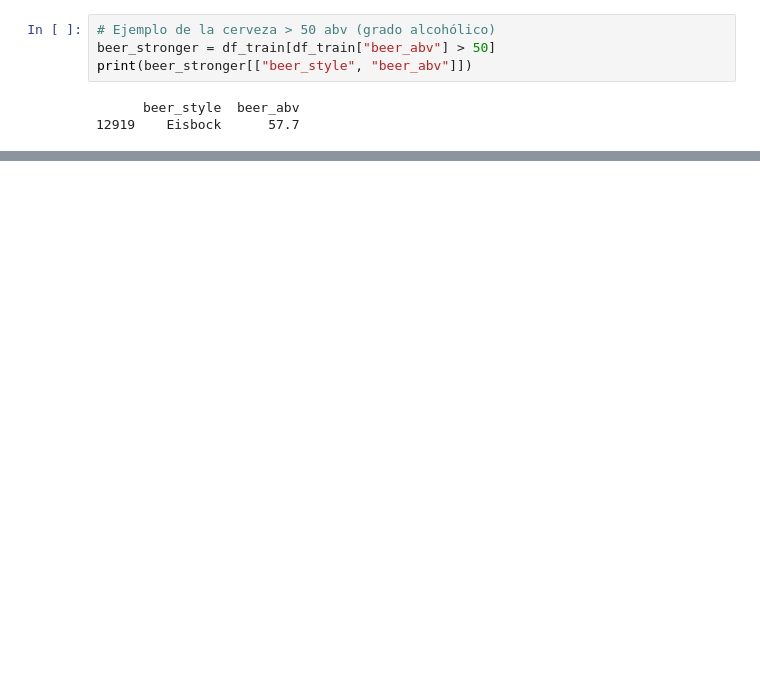
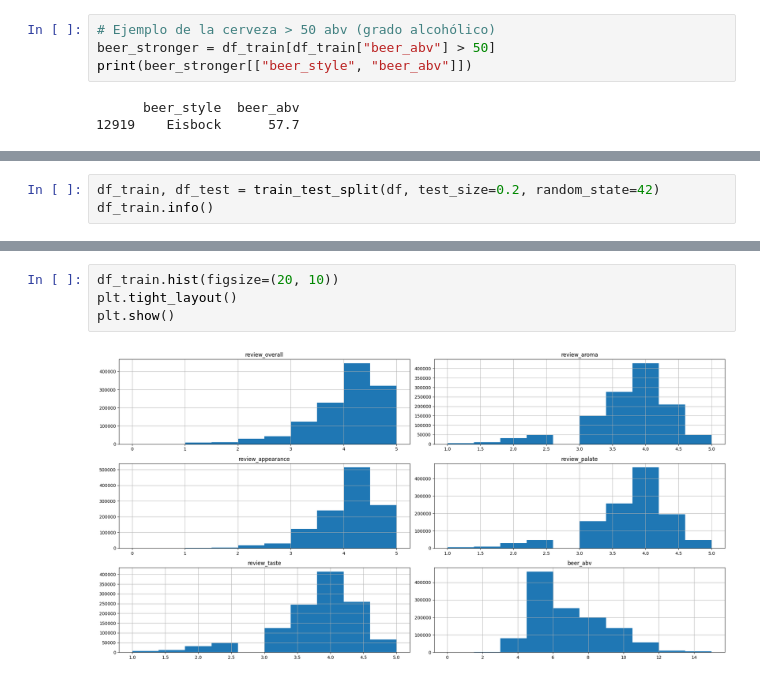
Before and after one commit to a70mico/Final_Project_Data_Science, a Jupyter notebook: src/explore_2.ipynb, the cells around one changed output, grey strips where cells are left out. Cells and saved outputs as stored; diff of their text form; blank space fills up the shorter version.

```diff
--- a/src/explore_2.ipynb
+++ b/src/explore_2.ipynb
@@ -305,0 +452,3 @@ Algunas cervezas artesanales experimentales incluso pueden alcanzar ABV mucho m
+# %%
+df_train, df_test = train_test_split(df, test_size=0.2, random_state=42)
+df_train.info()
@@ -305,0 +472,6 @@ Algunas cervezas artesanales experimentales incluso pueden alcanzar ABV mucho m
+# %%
+df_train.hist(figsize=(20, 10))
+plt.tight_layout()
+plt.show()
+# %% [output]
+[figure, added]
```
Also changed, not shown: parts of 24 cells of this notebook.
